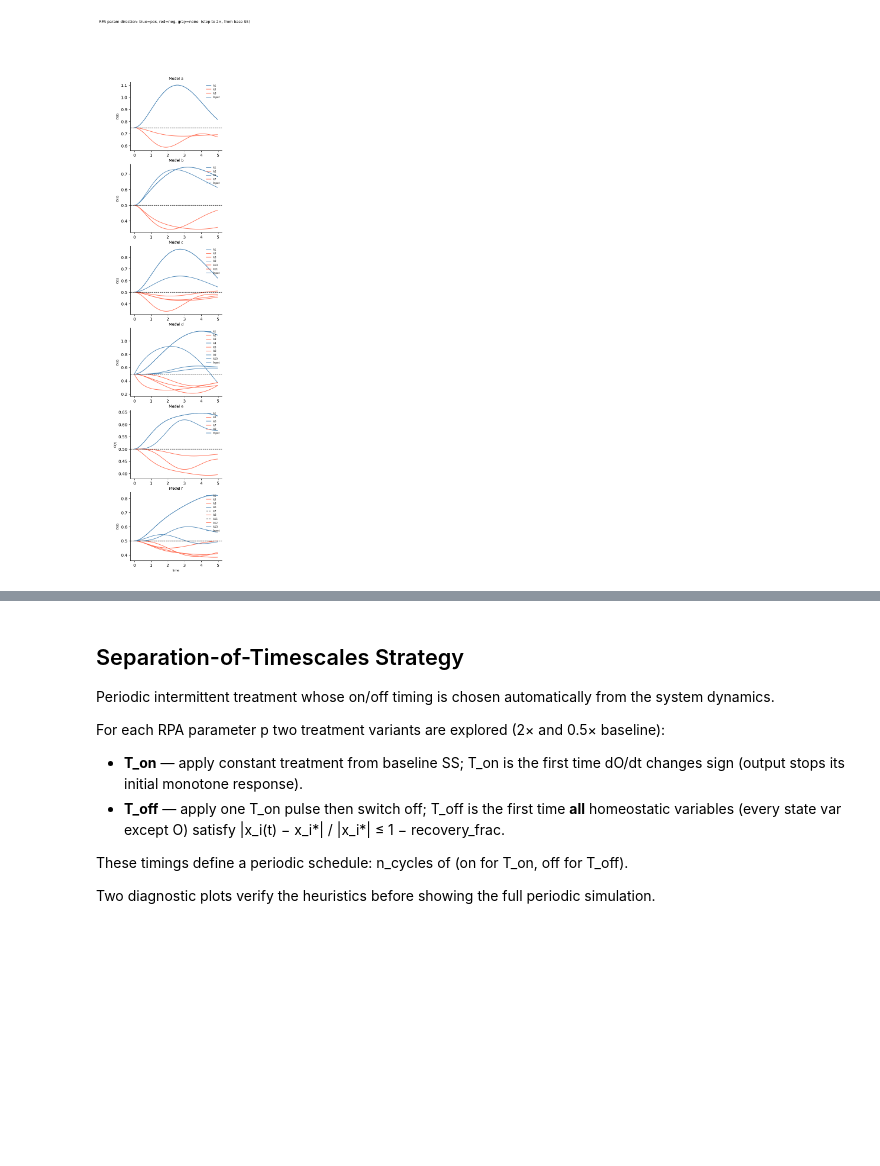
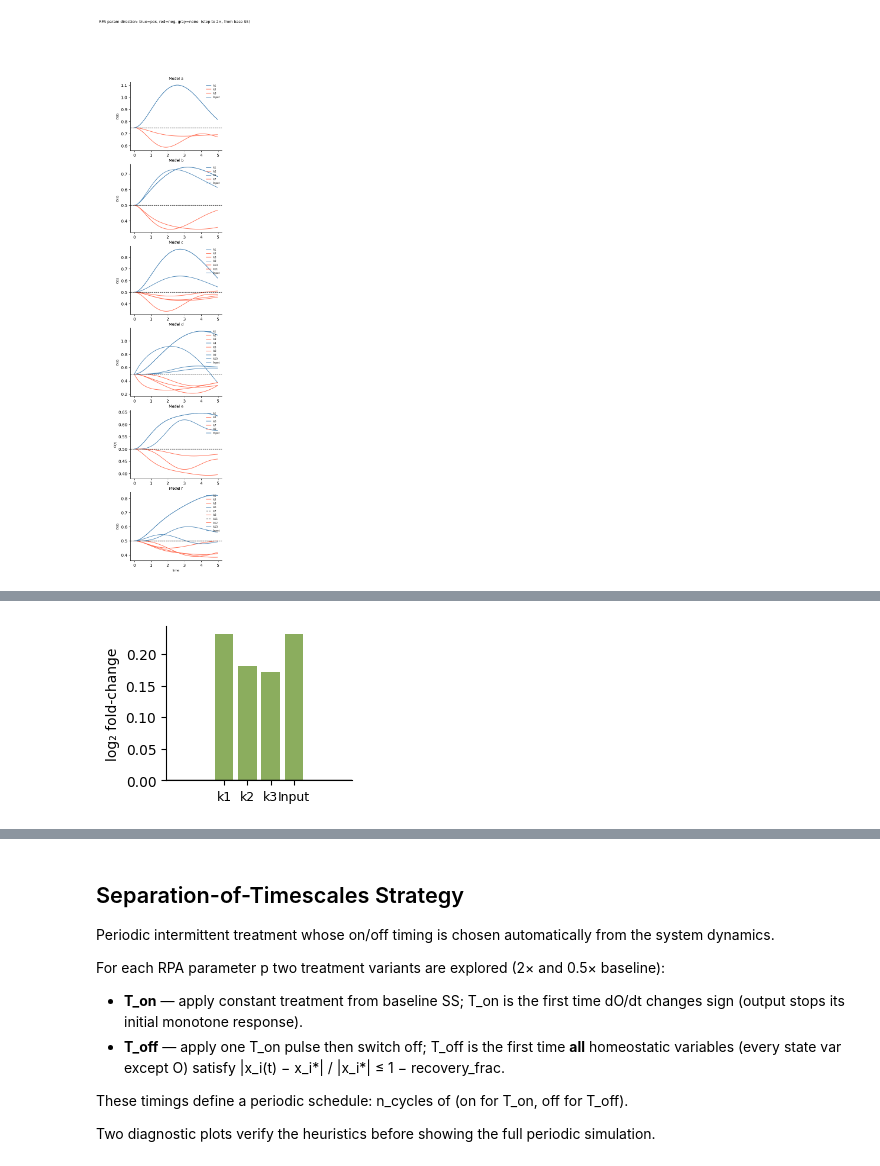
Before and after one commit to Liamir/autodiff-control, a Jupyter notebook: notebooks/rpa_model_class.ipynb, the cells around one changed output, grey strips where cells are left out. Cells and saved outputs as stored; diff of their text form; code cells hidden in the pictures; blank space fills up the shorter version.

```diff
--- a/notebooks/rpa_model_class.ipynb
+++ b/notebooks/rpa_model_class.ipynb
@@ -1501,9 +1502,11 @@ T_POST           = 20.0
 DT               = 0.005
 CANCER_THRESHOLD = 2.0
 VARIANT          = 'down_up'
-GREEN = "#d7e5c5"
+GREEN = "#8bad5e"
 RED   = "#f6ceca"
 INF_CAP = np.log2(20)
+BAR_WIDTH = 0.8
+INCHES_PER_BAR = 0.3
 
 for model in ALL_MODELS:
     if "Cancer" not in model.state_vars:
@@ -1517,7 +1520,7 @@ for model in ALL_MODELS:
     cidx = model.state_vars.index("Cancer")
     oidx = model.output_idx
 
-    params_out, lfc_cancer, lfc_ttp, lfc_O, lfc_O_is_inf, bar_variants = [], [], [], [], [], []
+    params_out, lfc_cancer, lfc_ttp, lfc_O, lfc_O_is_inf, bar_variants, pct_O, pct_O_is_inf = [], [], [], [], [], [], [], []
 
     for param in model.rpa_params:
         res             = ss.results[param][VARIANT]
@@ -1569,52 +1572,39 @@ for model in ALL_MODELS:
             else:
                 lfc_o, inf_o = np.nan, False
 
+        if ext_oc > 0:
+            pct_o = ((ext_os - ext_oc) / ext_oc) * 100
+            inf_po = False
+        elif ext_oc <= 0 and ext_os > 0:
+            pct_o = 500.0  # Visual cap for the bar height (adjust as needed)
+            inf_po = True
+        else:
+            pct_o = np.nan
+            inf_po = False
+
         params_out.append(param)
         bar_variants.append(VARIANT)
         lfc_cancer.append(lfc_c)
         lfc_ttp.append(lfc_t)
         lfc_O.append(lfc_o)
         lfc_O_is_inf.append(inf_o)
+        pct_O.append(pct_o)
+        pct_O_is_inf.append(inf_po)
 
     if not params_out:
         continue
 
-    x = np.arange(len(params_out))
-    w = max(4, 1.2 * len(params_out))
+    x = np.arange(len(params_out)) # Standard spacing of 1
+    w = INCHES_PER_BAR * len(params_out) + 1.2
+
     _c_lbl = "min Cancer (c/s)" if VARIANT == "up_down" else "max Cancer (c/s)"
     _o_lbl = "min output O (c/s)" if VARIANT == "up_down" else "max output O (s/c)"
 
-    # ── Plot 1: Cancer lfc ────────────────────────────────────────────────────
-    fig, ax = plt.subplots(figsize=(w, 3.5))
-    colors = [GREEN if v > 0 else RED for v in lfc_cancer]
-    ax.bar(x, lfc_cancer, color=colors, edgecolor="k", linewidth=0.6)
-    ax.axhline(0, color="k", lw=1)
-    ax.set_xticks(x); ax.set_xticklabels(params_out, fontsize=9)
-    ax.set_ylabel("log₂ fold-change")
-    ax.set_title("Model %s  —  %s  (> 0 = helps)" % (model.name, _c_lbl))
-    ax.spines["top"].set_visible(False); ax.spines["right"].set_visible(False)
-    plt.tight_layout(); plt.show()
-
-    # ── Plot 2: TTP lfc ───────────────────────────────────────────────────────
-    fig, ax = plt.subplots(figsize=(w, 3.5))
-    colors_t = [GREEN if (not np.isnan(v) and v > 0) else RED for v in lfc_ttp]
-    ax.bar(x, lfc_ttp, color=colors_t, edgecolor="k", linewidth=0.6)
-    ax.axhline(0, color="k", lw=1)
-    for xi, v in zip(x, lfc_ttp):
-        if np.isfinite(v) and abs(v) >= INF_CAP * 0.95:
-            ax.text(xi, v + 0.05 * np.sign(v), "∞", ha="center",
-                    va="bottom" if v > 0 else "top", fontsize=9)
-    ax.set_xticks(x); ax.set_xticklabels(params_out, fontsize=9)
-    ax.set_ylabel("log₂ fold-change  (sens / ctrl)")
-    ax.set_title("Model %s  —  TTP  (> 0 = helps)" % model.name.upper())
-    ax.spines["top"].set_visible(False); ax.spines["right"].set_visible(False)
-    plt.tight_layout(); plt.show()
-
-    # ── Plot 3: Output O lfc ──────────────────────────────────────────────────
-    fig, ax = plt.subplots(figsize=(w, 3.5))
+    # ── Output O lfc ──────────────────────────────────────────────────
+    fig, ax = plt.subplots(figsize=(w, 2))
     lfc_O_disp = [np.clip(v, -INF_CAP, INF_CAP) for v in lfc_O]
     colors_o = [GREEN if v > 0 else RED for v in lfc_O_disp]
-    ax.bar(x, lfc_O_disp, color=colors_o, edgecolor="k", linewidth=0.6)
+    ax.bar(x, lfc_O_disp, width=BAR_WIDTH, color=colors_o, linewidth=0.6)
     ax.axhline(0, color="k", lw=1)
     for xi, v_disp, v_raw, is_inf in zip(x, lfc_O_disp, lfc_O, lfc_O_is_inf):
         if is_inf:
@@ -1625,8 +1615,46 @@ for model in ALL_MODELS:
                     ha="center", va="bottom" if v_disp > 0 else "top", fontsize=8)
     ax.set_xticks(x); ax.set_xticklabels(params_out, fontsize=9)
     ax.set_ylabel("log₂ fold-change")
-    ax.set_title("Model %s  —  %s  (> 0 = helps)" % (model.name, _o_lbl))
     ax.spines["top"].set_visible(False); ax.spines["right"].set_visible(False)
-    plt.tight_layout(); plt.show()
+
+    x_range = w / INCHES_PER_BAR
+    ax.set_xlim(np.mean(x) - (x_range / 2), np.mean(x) + (x_range / 2))
+
+    # plt.tight_layout()
+    plt.show()
+
+    # ── Plot: Output O % Change ─────────────────────────────────────────────
+    fig, ax = plt.subplots(figsize=(w, 2))
+
+    # Color logic: An increase in output O is good, so positive % is GREEN
+    colors_pct_o = [GREEN if (not np.isnan(v) and v > 0) else RED for v in pct_O]
+
+    ax.bar(x, pct_O, width=BAR_WIDTH, color=colors_pct_o, linewidth=0.6)
+    ax.axhline(0, color="k", lw=1)
+
+    # Add infinity markers for zero-control edge cases
+    for xi, v_val, is_inf in zip(x, pct_O, pct_O_is_inf):
+        if is_inf:
+            ax.text(xi, v_val + (v_val * 0.05), "∞",
+                    ha="center", va="bottom", fontsize=9)
+
+    ax.set_xticks(x)
+    ax.set_xticklabels(params_out, fontsize=9)
+
+    ax.set_ylabel("% change in max(O)")
+    ax.yaxis.set_major_locator(mtick.MaxNLocator(nbins=5,integer=True))
+    ax.yaxis.set_major_formatter(mtick.PercentFormatter(decimals=0))
+
+    ax.spines["top"].set_visible(False)
+    ax.spines["right"].set_visible(False)
+
+    # Lock the x-axis to keep bars narrow and close together
+    x_range = w / INCHES_PER_BAR
+    ax.set_xlim(-0.6, len(params_out) - 0.4)
+    # ax.set_xlim(np.mean(x) - (x_range / 2), np.mean(x) + (x_range / 2))
+
+    # plt.tight_layout()
+    plt.show()
 
     save_fig(fig, f"figure6_model{model.name}_output_lfc.png")
+# %% [output]
@@ -1632,0 +1666 @@ for model in ALL_MODELS:
+[figure, added]
```
Also changed, not shown: parts of 3 cells of this notebook, 2 other files.
